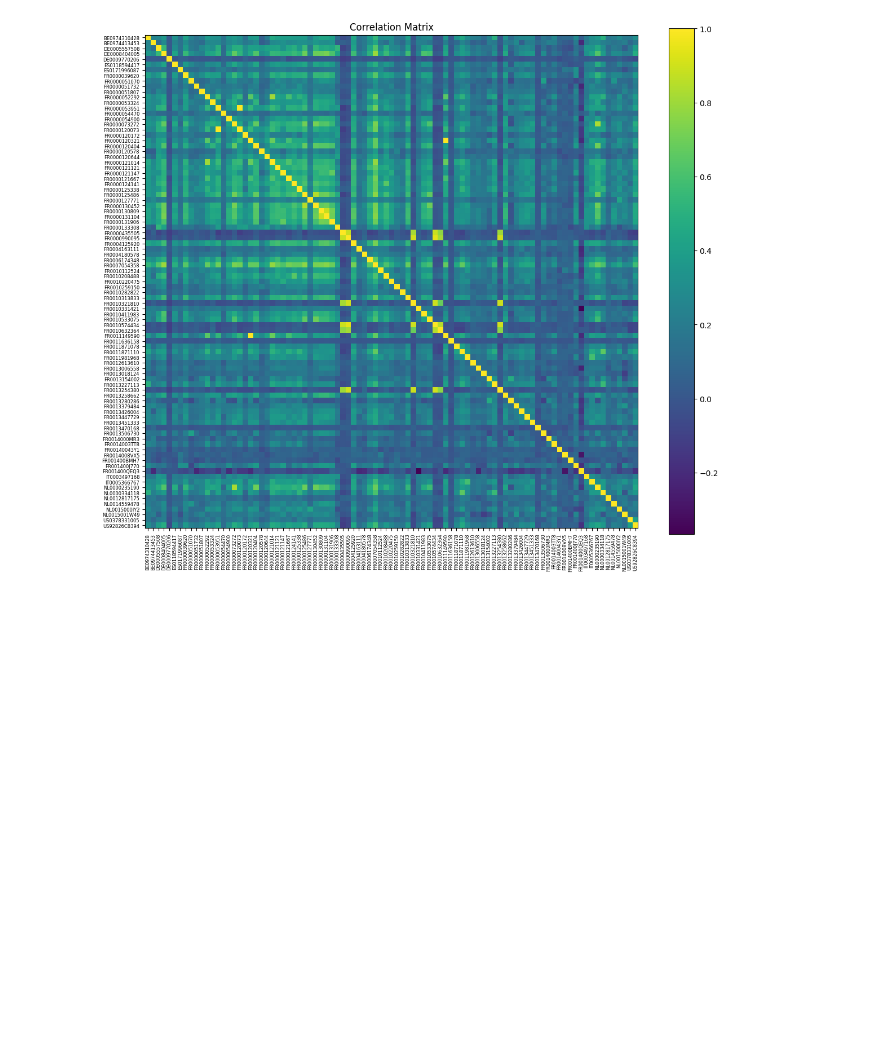
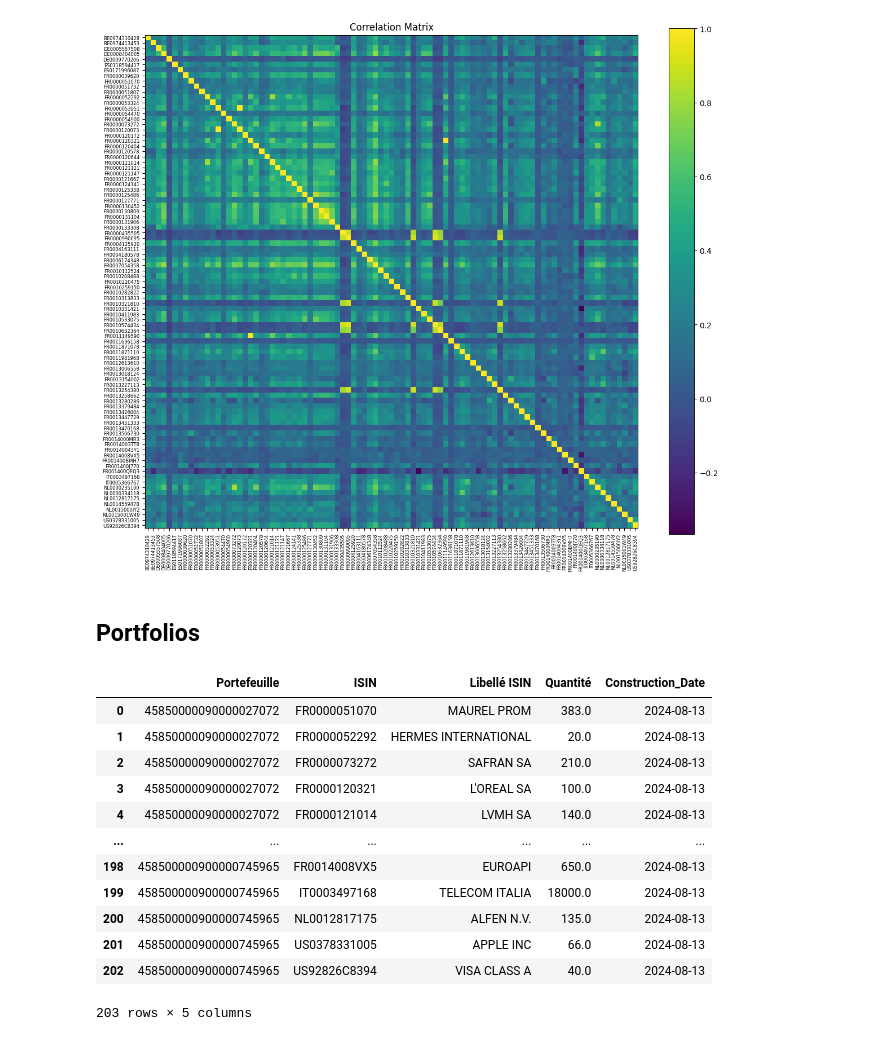
Before and after one commit to houssem026/Portfolio-Optimization, a Jupyter notebook: Risk_Return_Portfolio.ipynb, the cells around one changed output. Cells and saved outputs as stored; diff of their text form; code cells hidden in the pictures; blank space fills up the shorter version.

```diff
--- a/Risk_Return_Portfolio.ipynb
+++ b/Risk_Return_Portfolio.ipynb
@@ -294,3 +299,5 @@ plt.tight_layout()  # Adjust layout to prevent label overlap
 plt.show()
 # %% [output]
 [figure]
+# %% [markdown]
+## Portfolios
@@ -296,0 +308,16 @@ plt.show()
+# %%
+portfolios
+# %% [output]
+|  | Portefeuille | ISIN | Libellé ISIN | Quantité | Construction_Date |
+| 0 | 45850000090000027072 | FR0000051070 | MAUREL PROM | 383.0 | 2024-08-13 |
+| 1 | 45850000090000027072 | FR0000052292 | HERMES INTERNATIONAL | 20.0 | 2024-08-13 |
+| 2 | 45850000090000027072 | FR0000073272 | SAFRAN SA | 210.0 | 2024-08-13 |
+| 3 | 45850000090000027072 | FR0000120321 | L'OREAL SA | 100.0 | 2024-08-13 |
+| 4 | 45850000090000027072 | FR0000121014 | LVMH SA | 140.0 | 2024-08-13 |
+| ... | ... | ... | ... | ... | ... |
+| 198 | 458500000900000745965 | FR0014008VX5 | EUROAPI | 650.0 | 2024-08-13 |
+| 199 | 458500000900000745965 | IT0003497168 | TELECOM ITALIA | 18000.0 | 2024-08-13 |
+| 200 | 458500000900000745965 | NL0012817175 | ALFEN N.V. | 135.0 | 2024-08-13 |
+| 201 | 458500000900000745965 | US0378331005 | APPLE INC | 66.0 | 2024-08-13 |
+| 202 | 458500000900000745965 | US92826C8394 | VISA CLASS A | 40.0 | 2024-08-13 |
+203 rows × 5 columns
```
Also changed, not shown: parts of 17 cells of this notebook.
